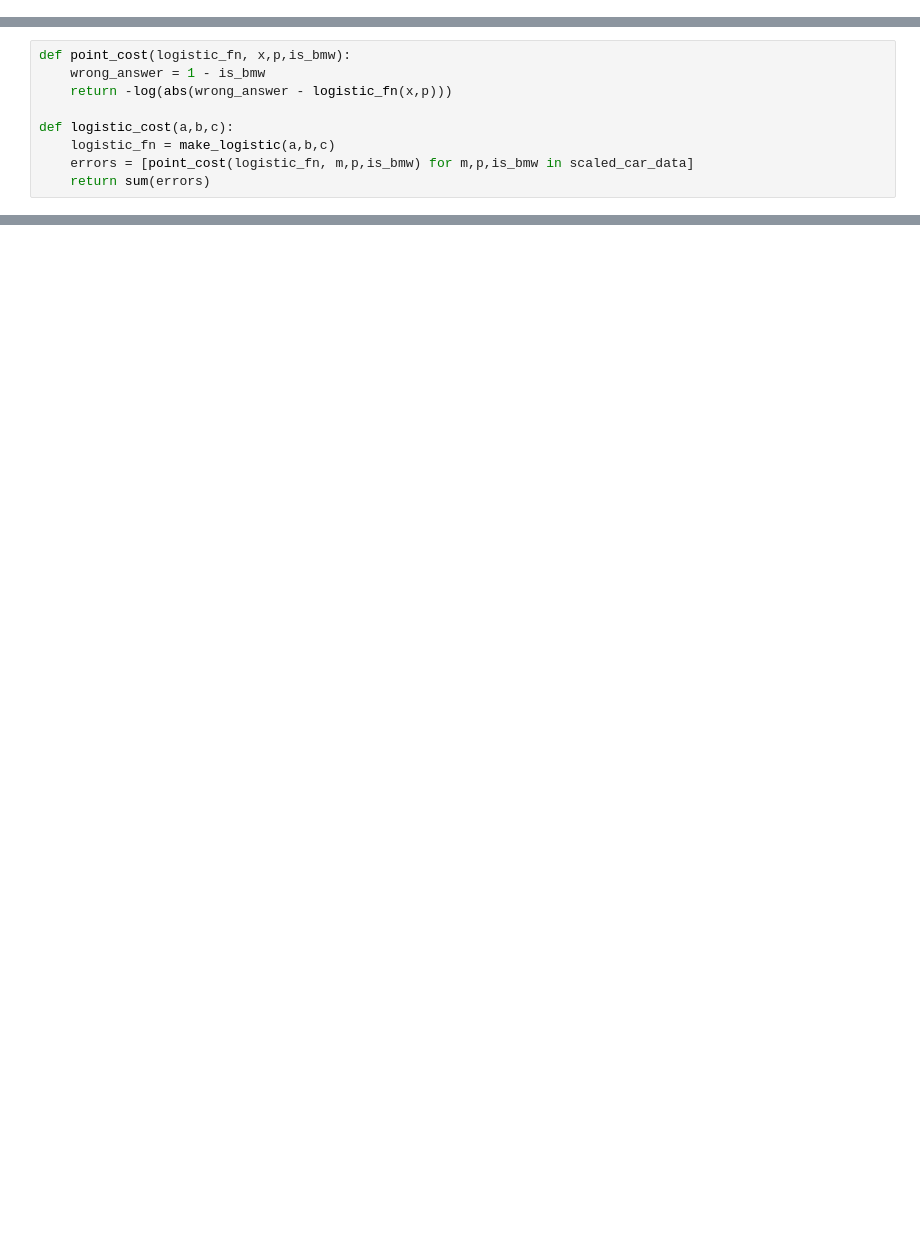
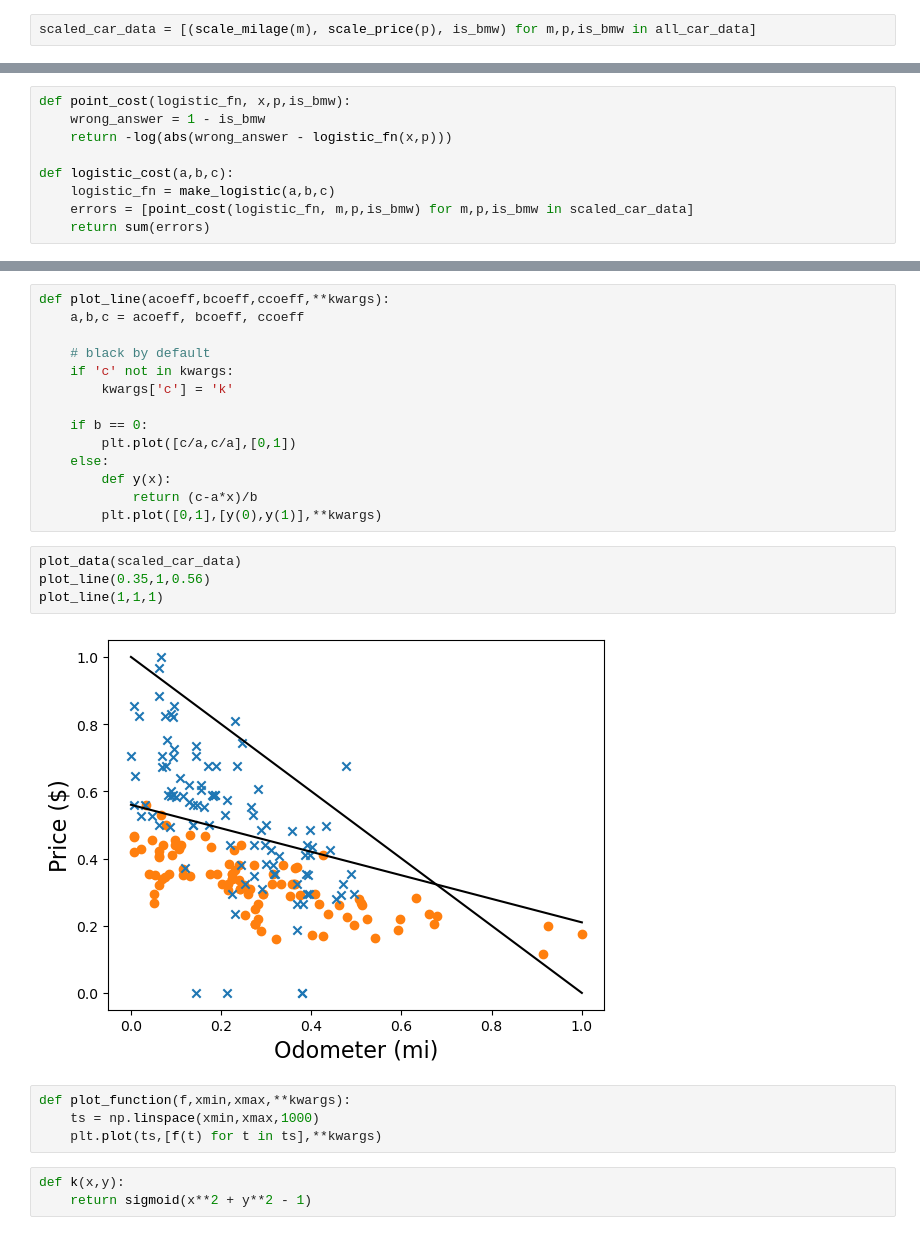
Before and after one commit to Brailor/Math-for-Programmers, a Jupyter notebook: Chapter_15/own.ipynb, the cells around one changed output, grey strips where cells are left out. Cells and saved outputs as stored; diff of their text form; blank space fills up the shorter version.

```diff
--- a/Chapter_15/own.ipynb
+++ b/Chapter_15/own.ipynb
@@ -199,3 +196,5 @@ scaled_car_data = [(scale_price(car[1]), scale_milage(car[0]),car[2]) for car in
+# %%
+scaled_car_data = [(scale_milage(m), scale_price(p), is_bmw) for m,p,is_bmw in all_car_data]
 # %%
 scaled_car_data
 # %% [output]
@@ -246,0 +256,27 @@ def logistic_cost(a,b,c):
+# %%
+def plot_line(acoeff,bcoeff,ccoeff,**kwargs):
+    a,b,c = acoeff, bcoeff, ccoeff
+
+    # black by default
+    if 'c' not in kwargs:
+        kwargs['c'] = 'k'
+
+    if b == 0:
+        plt.plot([c/a,c/a],[0,1])
+    else:
+        def y(x):
+            return (c-a*x)/b
+        plt.plot([0,1],[y(0),y(1)],**kwargs)
+# %%
+plot_data(scaled_car_data)
+plot_line(0.35,1,0.56)
+plot_line(1,1,1)
+# %% [output]
+[figure, added]
+# %%
+def plot_function(f,xmin,xmax,**kwargs):
+    ts = np.linspace(xmin,xmax,1000)
+    plt.plot(ts,[f(t) for t in ts],**kwargs)
+# %%
+def k(x,y):
+    return sigmoid(x**2 + y**2 - 1)
```
Also changed, not shown: parts of 12 cells of this notebook.
